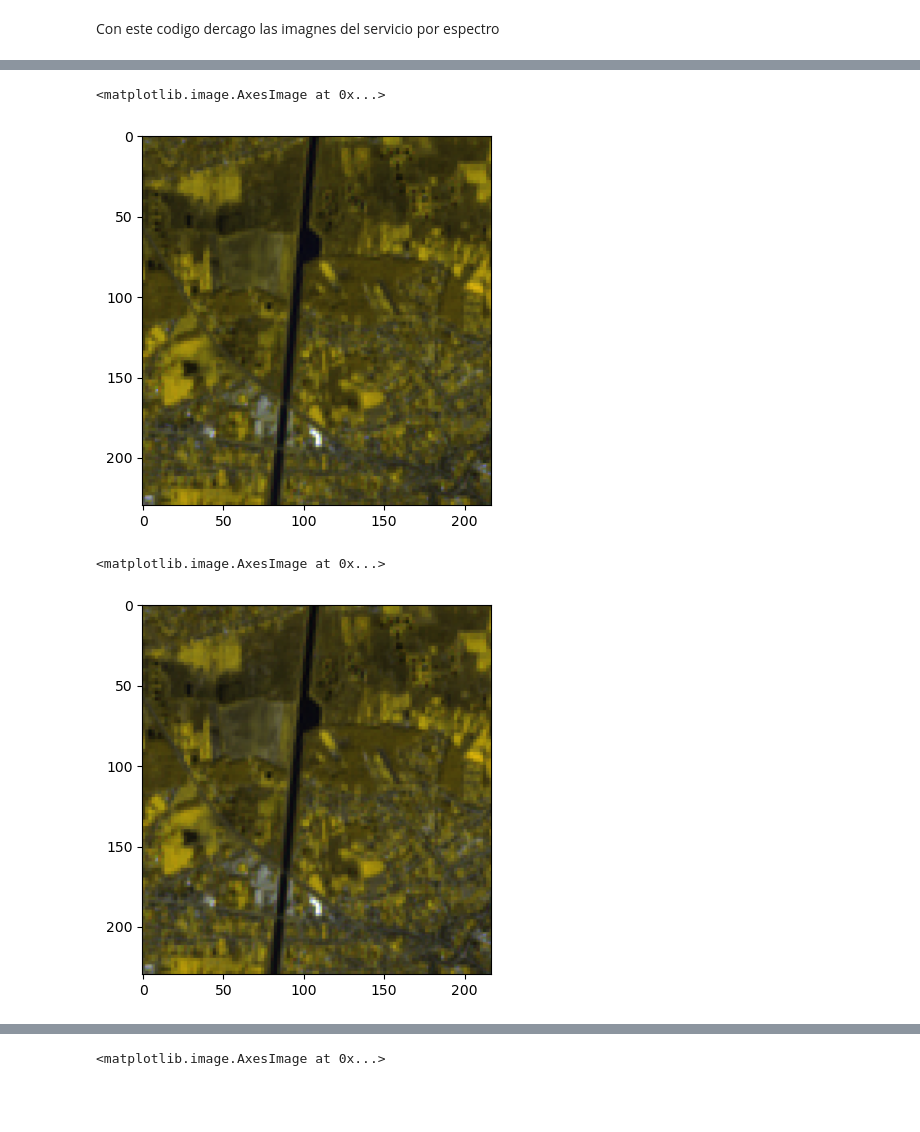
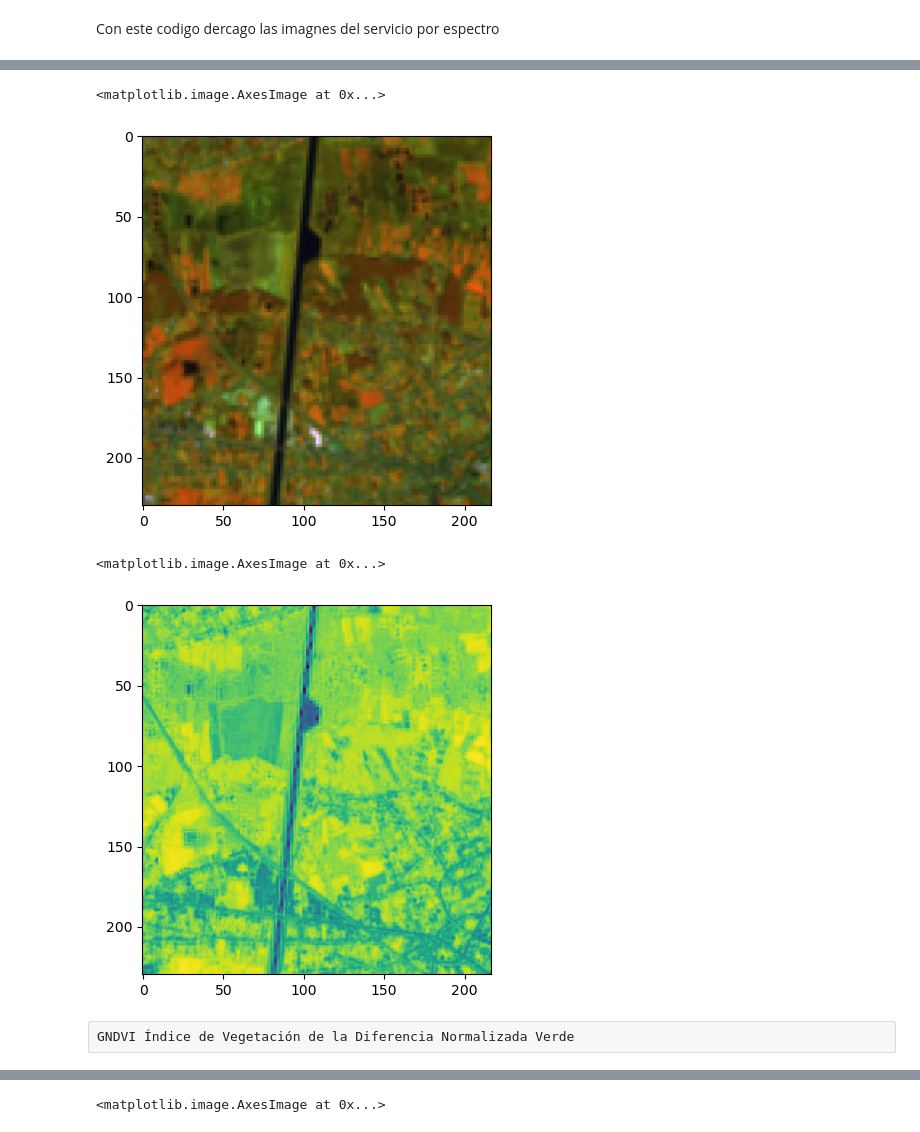
Before and after one commit to mateoarevaloangel/TFM, a Jupyter notebook: analisisTiff.ipynb, the cells around one changed output, grey strips where cells are left out. Saved outputs shown, nothing was run; the diff lists cells and outputs as text; code cells hidden in the pictures; blank space fills up the shorter version.

Commit message:
cambios de bandas
se cambia el orden de las bandas en el algoritmo debido a una correccion por el tipo de satelite usado

```diff
--- a/analisisTiff.ipynb
+++ b/analisisTiff.ipynb
@@ -101,6 +162,11 @@ banda4 = np.asarray(Image.open(r"RGB4.TIF"))
 banda5 = np.asarray(Image.open(r"RGB5.TIF"))
 banda6 = np.asarray(Image.open(r"RGB6.TIF"))
 banda7 = np.asarray(Image.open(r"RGB7.TIF"))
+banda8 = np.asarray(Image.open(r"RGB8.TIF"))
+banda8A = np.asarray(Image.open(r"RGB8A.TIF"))
+banda9 = np.asarray(Image.open(r"RGB9.TIF"))
+banda11 = np.asarray(Image.open(r"RGB11.TIF"))
+banda12 = np.asarray(Image.open(r"RGB12.TIF"))
 banda1_norm = banda1 / banda1.max()
 banda2_norm = banda2 / banda2.max()
 banda3_norm = banda3 / banda3.max()
@@ -108,5 +174,8 @@ banda4_norm = banda4 / banda4.max()
 banda5_norm = banda5 / banda5.max()
 banda6_norm = banda6 / banda6.max()
 banda7_norm = banda7 / banda7.max()
-verdadero_color = np.dstack((banda4_norm, banda3_norm, banda2_norm))
-plt.imshow(verdadero_color)
+banda8_norm = banda8 / banda8.max()
+banda8A_norm = banda8A / banda8A.max()
+banda9_norm = banda9 / banda9.max()
+banda11_norm = banda11 / banda11.max()
+banda12_norm = banda12 / banda12.max()
@@ -134,6 +218,6 @@ plt.imshow(batimetria)
 # %%
-geologia = np.dstack((banda7_norm, banda6_norm, banda2_norm))
-plt.imshow(geologia)
+analisis_vegetacion = np.dstack((banda8A_norm, banda11_norm, banda2_norm))
+plt.imshow(analisis_vegetacion)
 # %% [output]
 <matplotlib.image.AxesImage at 0x...>
-[figure, old version]
+[figure, new version]
@@ -140,6 +226,8 @@ plt.imshow(geologia)
 # %%
-infrarojo_onda_corta = np.dstack((banda7_norm, banda6_norm, banda4_norm))
-plt.imshow(infrarojo_onda_corta)
+NDVI = (banda8A_norm-banda4_norm)/(banda8A_norm+banda4_norm)
+plt.imshow(NDVI)
 # %% [output]
 <matplotlib.image.AxesImage at 0x...>
-[figure, old version]
+[figure, new version]
+# %% [raw]
+GNDVI Índice de Vegetación de la Diferencia Normalizada Verde
```
Also changed, not shown: parts of 20 cells of this notebook, 14 other files.
